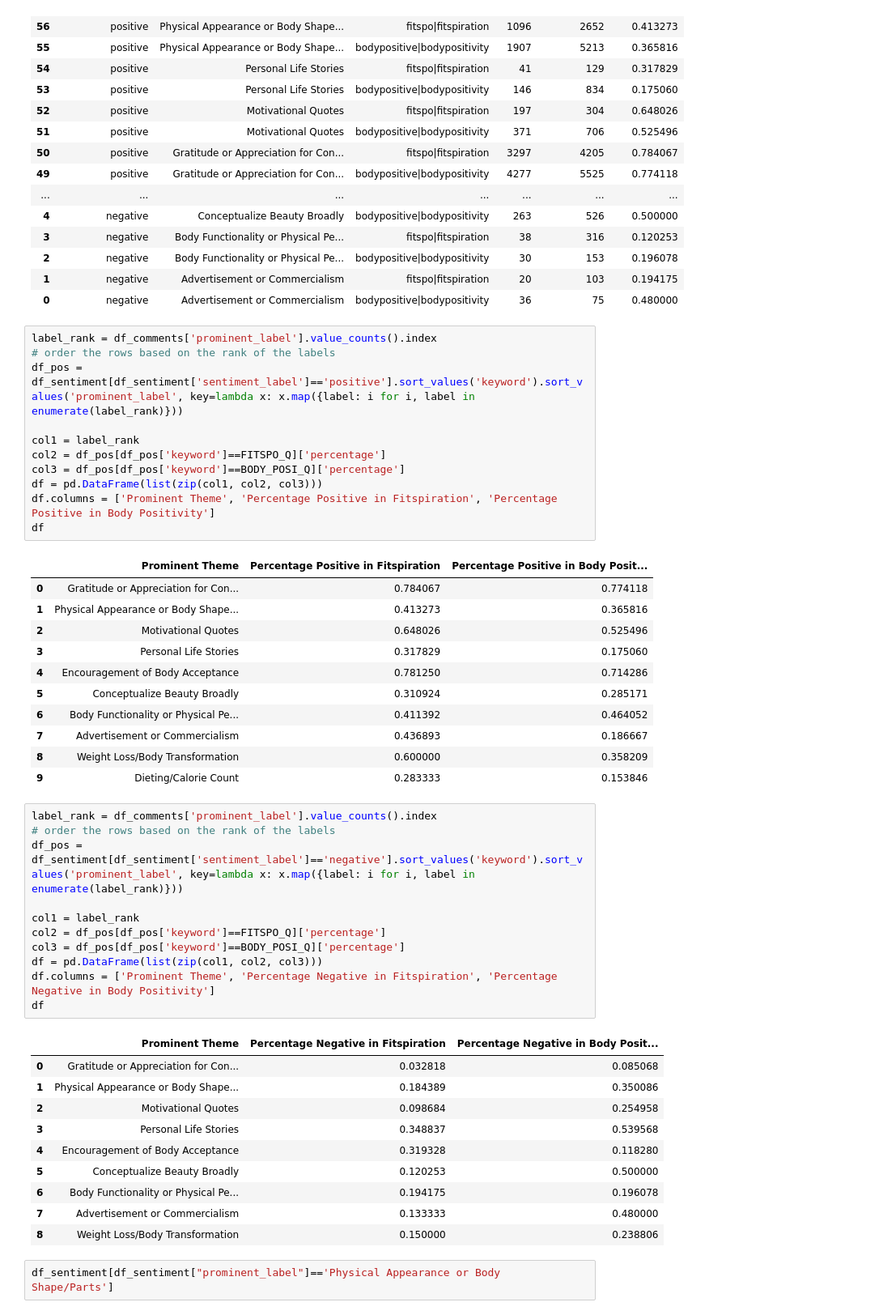
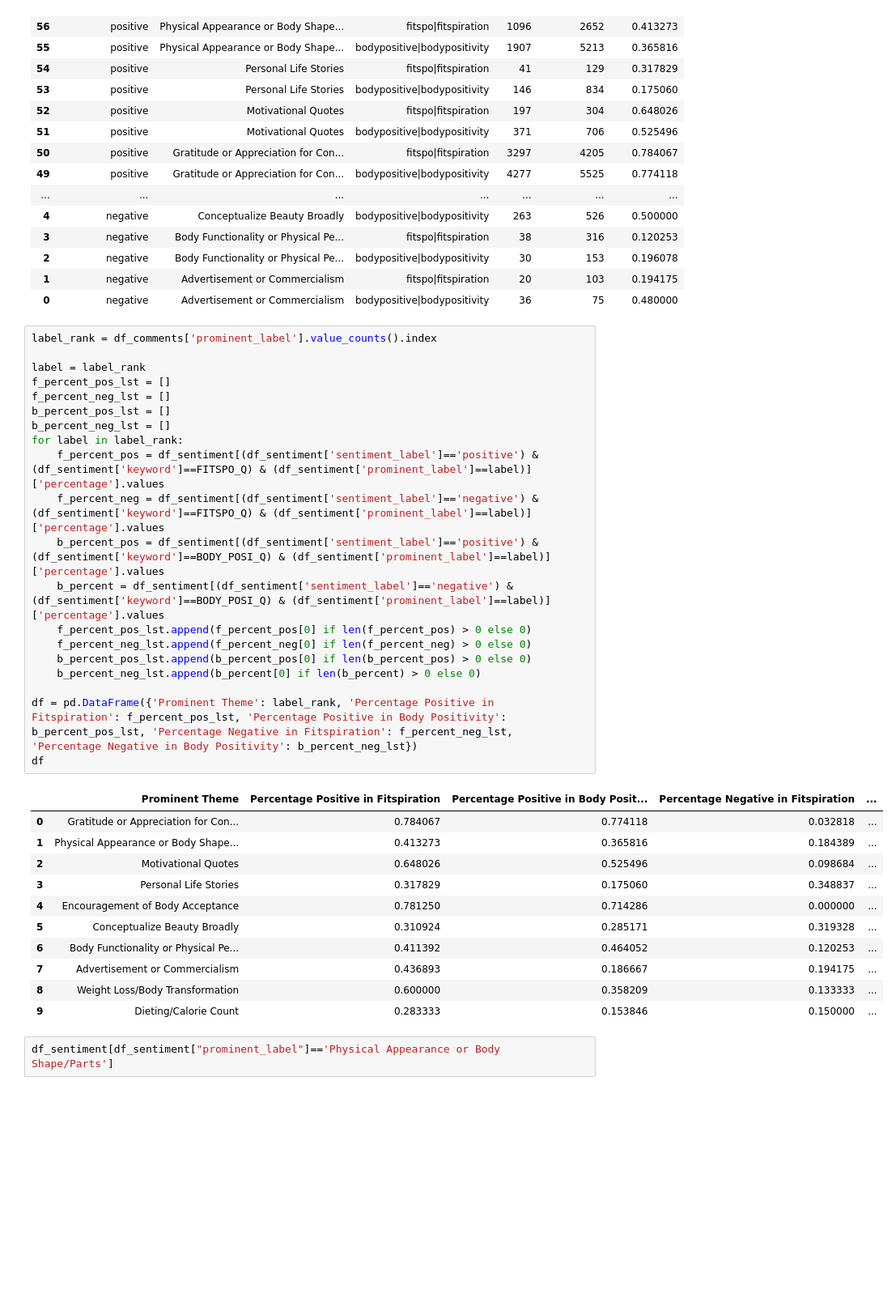
Before and after one commit to jiayan-li/NLP-Body-Image-YT-Thesis, a Jupyter notebook: analysis.ipynb, the cells around one changed output. Shown at 81% size. Cells and saved outputs as stored; diff of their text form; blank space fills up the shorter version.

Commit message:
fix: comment analysis

```diff
--- a/analysis.ipynb
+++ b/analysis.ipynb
@@ -466,51 +466,38 @@ df_sentiment
 | 2 | negative | Body Functionality or Physical Pe... | bodypositive|bodypositivity | 30 | 153 | 0.196078 |
 | 1 | negative | Advertisement or Commercialism | fitspo|fitspiration | 20 | 103 | 0.194175 |
 | 0 | negative | Advertisement or Commercialism | bodypositive|bodypositivity | 36 | 75 | 0.480000 |
-# %%
-label_rank = df_comments['prominent_label'].value_counts().index
-# order the rows based on the rank of the labels
-df_pos = df_sentiment[df_sentiment['sentiment_label']=='positive'].sort_values('keyword').sort_values('prominent_label', key=lambda x: x.map({label: i for i, label in enumerate(label_rank)}))
-
-col1 = label_rank
-col2 = df_pos[df_pos['keyword']==FITSPO_Q]['percentage']
-col3 = df_pos[df_pos['keyword']==BODY_POSI_Q]['percentage']
-df = pd.DataFrame(list(zip(col1, col2, col3)))
-df.columns = ['Prominent Theme', 'Percentage Positive in Fitspiration', 'Percentage Positive in Body Positivity']
-df
-# %% [output]
-|  | Prominent Theme | Percentage Positive in Fitspiration | Percentage Positive in Body Posit... |
-| 0 | Gratitude or Appreciation for Con... | 0.784067 | 0.774118 |
-| 1 | Physical Appearance or Body Shape... | 0.413273 | 0.365816 |
-| 2 | Motivational Quotes | 0.648026 | 0.525496 |
-| 3 | Personal Life Stories | 0.317829 | 0.175060 |
-| 4 | Encouragement of Body Acceptance | 0.781250 | 0.714286 |
-| 5 | Conceptualize Beauty Broadly | 0.310924 | 0.285171 |
-| 6 | Body Functionality or Physical Pe... | 0.411392 | 0.464052 |
-| 7 | Advertisement or Commercialism | 0.436893 | 0.186667 |
-| 8 | Weight Loss/Body Transformation | 0.600000 | 0.358209 |
-| 9 | Dieting/Calorie Count | 0.283333 | 0.153846 |
-# %%
-label_rank = df_comments['prominent_label'].value_counts().index
-# order the rows based on the rank of the labels
-df_pos = df_sentiment[df_sentiment['sentiment_label']=='negative'].sort_values('keyword').sort_values('prominent_label', key=lambda x: x.map({label: i for i, label in enumerate(label_rank)}))
-
-col1 = label_rank
-col2 = df_pos[df_pos['keyword']==FITSPO_Q]['percentage']
-col3 = df_pos[df_pos['keyword']==BODY_POSI_Q]['percentage']
-df = pd.DataFrame(list(zip(col1, col2, col3)))
-df.columns = ['Prominent Theme', 'Percentage Negative in Fitspiration', 'Percentage Negative in Body Positivity']
-df
-# %% [output]
-|  | Prominent Theme | Percentage Negative in Fitspiration | Percentage Negative in Body Posit... |
-| 0 | Gratitude or Appreciation for Con... | 0.032818 | 0.085068 |
-| 1 | Physical Appearance or Body Shape... | 0.184389 | 0.350086 |
-| 2 | Motivational Quotes | 0.098684 | 0.254958 |
-| 3 | Personal Life Stories | 0.348837 | 0.539568 |
-| 4 | Encouragement of Body Acceptance | 0.319328 | 0.118280 |
-| 5 | Conceptualize Beauty Broadly | 0.120253 | 0.500000 |
-| 6 | Body Functionality or Physical Pe... | 0.194175 | 0.196078 |
-| 7 | Advertisement or Commercialism | 0.133333 | 0.480000 |
-| 8 | Weight Loss/Body Transformation | 0.150000 | 0.238806 |
+# %%
+label_rank = df_comments['prominent_label'].value_counts().index
+
+label = label_rank
+f_percent_pos_lst = []
+f_percent_neg_lst = []
+b_percent_pos_lst = []
+b_percent_neg_lst = []
+for label in label_rank:
+    f_percent_pos = df_sentiment[(df_sentiment['sentiment_label']=='positive') & (df_sentiment['keyword']==FITSPO_Q) & (df_sentiment['prominent_label']==label)]['percentage'].values
+    f_percent_neg = df_sentiment[(df_sentiment['sentiment_label']=='negative') & (df_sentiment['keyword']==FITSPO_Q) & (df_sentiment['prominent_label']==label)]['percentage'].values
+    b_percent_pos = df_sentiment[(df_sentiment['sentiment_label']=='positive') & (df_sentiment['keyword']==BODY_POSI_Q) & (df_sentiment['prominent_label']==label)]['percentage'].values
+    b_percent = df_sentiment[(df_sentiment['sentiment_label']=='negative') & (df_sentiment['keyword']==BODY_POSI_Q) & (df_sentiment['prominent_label']==label)]['percentage'].values
+    f_percent_pos_lst.append(f_percent_pos[0] if len(f_percent_pos) > 0 else 0)
+    f_percent_neg_lst.append(f_percent_neg[0] if len(f_percent_neg) > 0 else 0)
+    b_percent_pos_lst.append(b_percent_pos[0] if len(b_percent_pos) > 0 else 0)
+    b_percent_neg_lst.append(b_percent[0] if len(b_percent) > 0 else 0)
+
+df = pd.DataFrame({'Prominent Theme': label_rank, 'Percentage Positive in Fitspiration': f_percent_pos_lst, 'Percentage Positive in Body Positivity': b_percent_pos_lst, 'Percentage Negative in Fitspiration': f_percent_neg_lst, 'Percentage Negative in Body Positivity': b_percent_neg_lst})
+df
+# %% [output]
+|  | Prominent Theme | Percentage Positive in Fitspiration | Percentage Positive in Body Posit... | Percentage Negative in Fitspiration | ... |
+| 0 | Gratitude or Appreciation for Con... | 0.784067 | 0.774118 | 0.032818 | ... |
+| 1 | Physical Appearance or Body Shape... | 0.413273 | 0.365816 | 0.184389 | ... |
+| 2 | Motivational Quotes | 0.648026 | 0.525496 | 0.098684 | ... |
+| 3 | Personal Life Stories | 0.317829 | 0.175060 | 0.348837 | ... |
+| 4 | Encouragement of Body Acceptance | 0.781250 | 0.714286 | 0.000000 | ... |
+| 5 | Conceptualize Beauty Broadly | 0.310924 | 0.285171 | 0.319328 | ... |
+| 6 | Body Functionality or Physical Pe... | 0.411392 | 0.464052 | 0.120253 | ... |
+| 7 | Advertisement or Commercialism | 0.436893 | 0.186667 | 0.194175 | ... |
+| 8 | Weight Loss/Body Transformation | 0.600000 | 0.358209 | 0.133333 | ... |
+| 9 | Dieting/Calorie Count | 0.283333 | 0.153846 | 0.150000 | ... |
 # %%
 df_sentiment[df_sentiment["prominent_label"]=='Physical Appearance or Body Shape/Parts']
 # %% [output]
```
